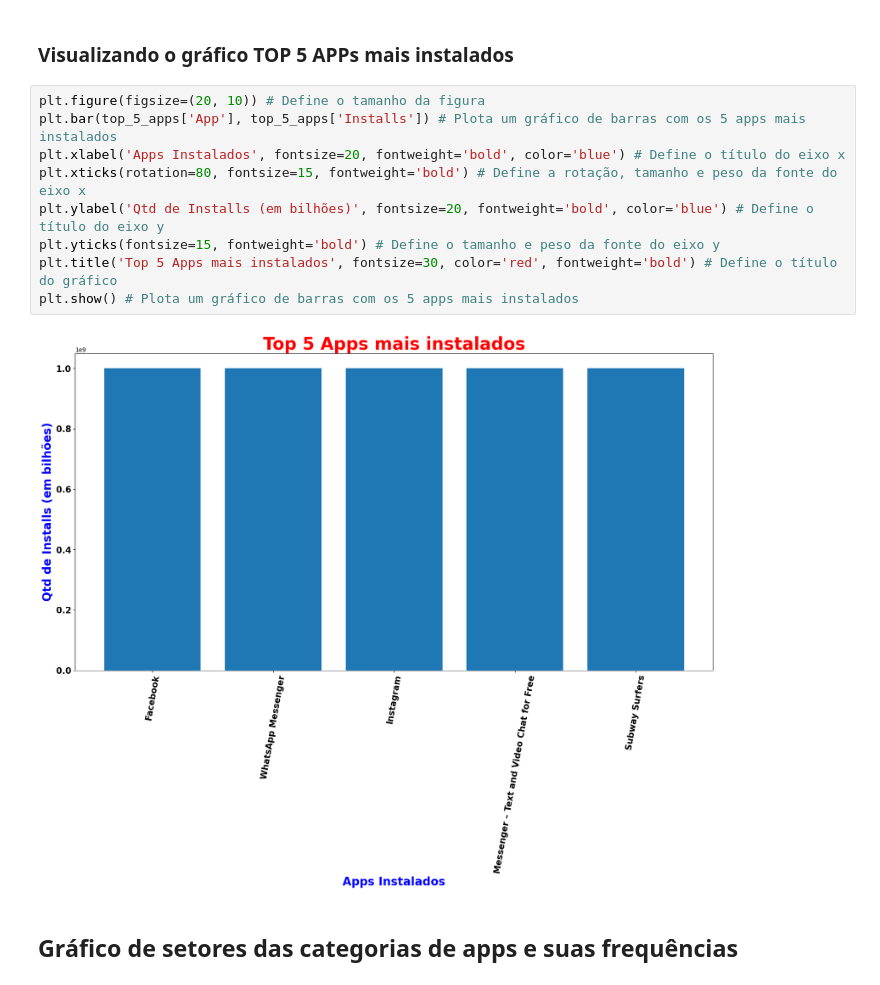
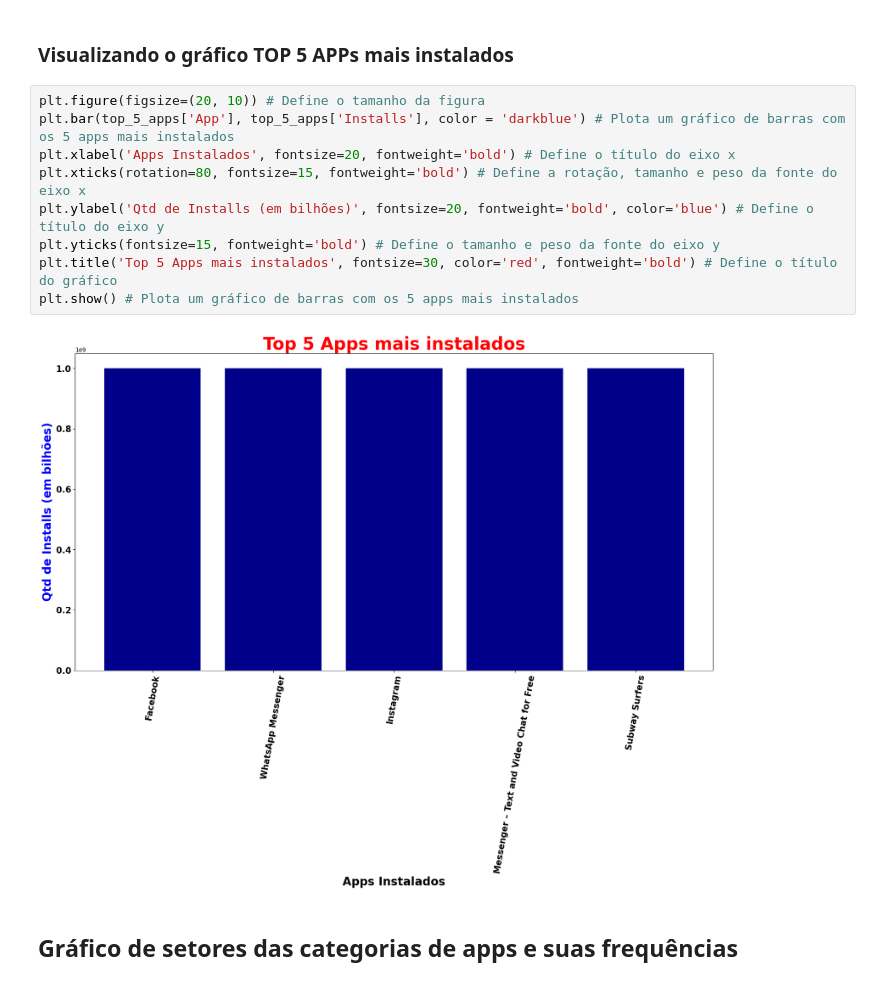
Before and after one commit to sarahkolesnikova/compassacademy, a Jupyter notebook: Sprint-3/Desafio/desafio_sprint-3.ipynb, the cells around one changed output. Cells and saved outputs as stored; diff of their text form.

```diff
--- a/Sprint-3/Desafio/desafio_sprint-3.ipynb
+++ b/Sprint-3/Desafio/desafio_sprint-3.ipynb
@@ -630,15 +630,15 @@ top_5_apps # Mostra as 5 primeiras linhas do dataframe loja_google_ordenada
 ### Visualizando o gráfico TOP 5 APPs mais instalados
 # %%
 plt.figure(figsize=(20, 10)) # Define o tamanho da figura
-plt.bar(top_5_apps['App'], top_5_apps['Installs']) # Plota um gráfico de barras com os 5 apps mais instalados
-plt.xlabel('Apps Instalados', fontsize=20, fontweight='bold', color='blue') # Define o título do eixo x
+plt.bar(top_5_apps['App'], top_5_apps['Installs'], color = 'darkblue') # Plota um gráfico de barras com os 5 apps mais instalados
+plt.xlabel('Apps Instalados', fontsize=20, fontweight='bold') # Define o título do eixo x
 plt.xticks(rotation=80, fontsize=15, fontweight='bold') # Define a rotação, tamanho e peso da fonte do eixo x
 plt.ylabel('Qtd de Installs (em bilhões)', fontsize=20, fontweight='bold', color='blue') # Define o título do eixo y
 plt.yticks(fontsize=15, fontweight='bold') # Define o tamanho e peso da fonte do eixo y
 plt.title('Top 5 Apps mais instalados', fontsize=30, color='red', fontweight='bold') # Define o título do gráfico
 plt.show() # Plota um gráfico de barras com os 5 apps mais instalados
 # %% [output]
-[figure, old version]
+[figure, new version]
 # %% [markdown]
 ## Gráfico de setores das categorias de apps e suas frequências
 # %% [markdown]
```
Also changed, not shown: 7 other files.
